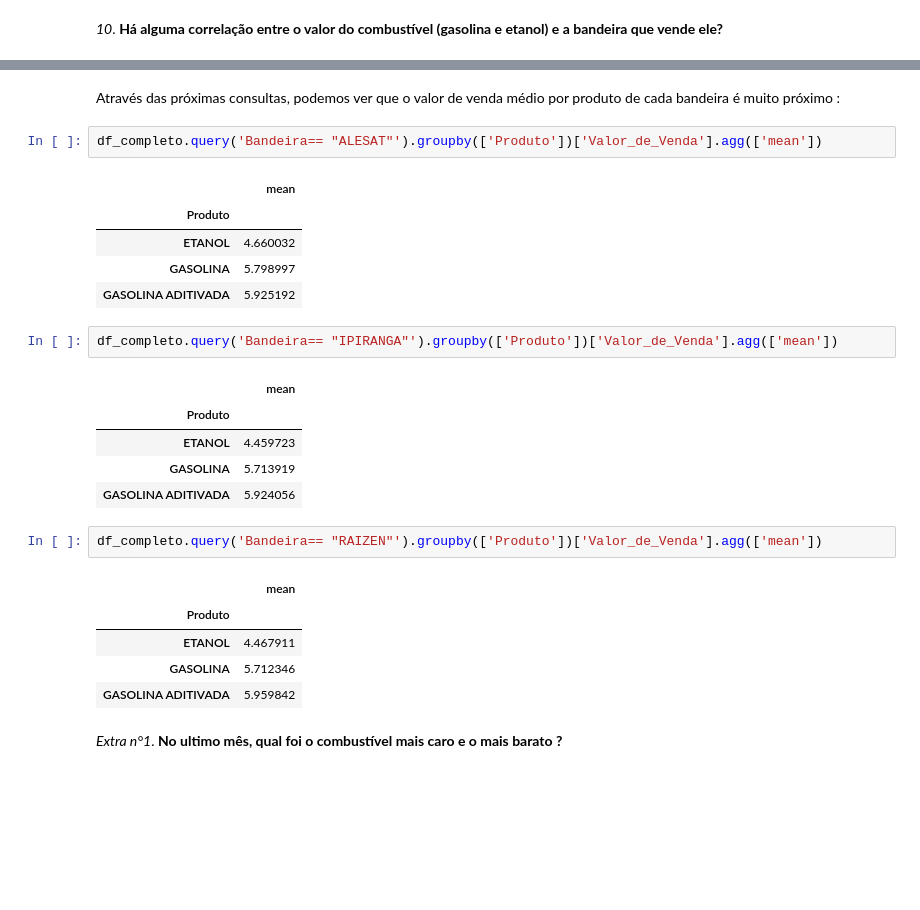
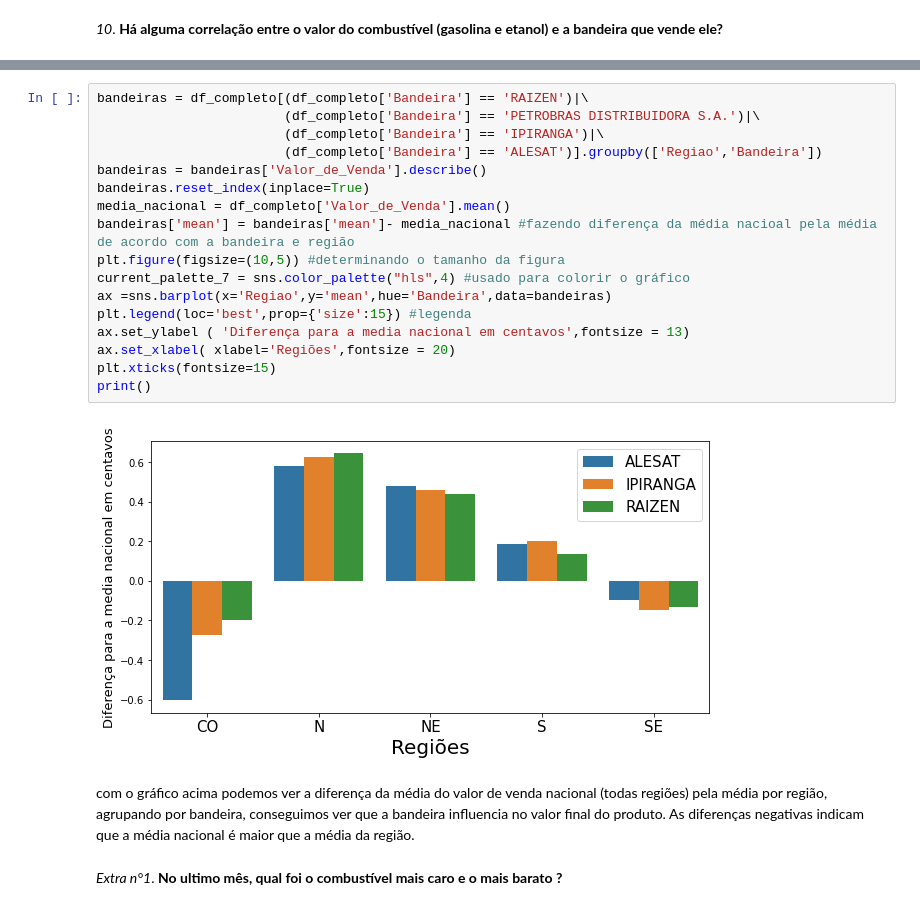
Before and after one commit to gustavovarella/Projeto_m4, a Jupyter notebook: PROJETO_M4.ipynb, the cells around one changed output, grey strips where cells are left out. Cells and saved outputs as stored; diff of their text form; blank space fills up the shorter version.

```diff
--- a/PROJETO_M4.ipynb
+++ b/PROJETO_M4.ipynb
@@ -628,29 +598,24 @@ bandeiras_describe
-# %% [markdown]
-Através das próximas consultas, podemos ver que o valor de venda médio por produto de cada bandeira é muito próximo :
-# %%
-df_completo.query('Bandeira== "ALESAT"').groupby(['Produto'])['Valor_de_Venda'].agg(['mean'])
-# %% [output]
-|  | mean |
-| Produto |  |
-| ETANOL | 4.660032 |
-| GASOLINA | 5.798997 |
-| GASOLINA ADITIVADA | 5.925192 |
-# %%
-df_completo.query('Bandeira== "IPIRANGA"').groupby(['Produto'])['Valor_de_Venda'].agg(['mean'])
-# %% [output]
-|  | mean |
-| Produto |  |
-| ETANOL | 4.459723 |
-| GASOLINA | 5.713919 |
-| GASOLINA ADITIVADA | 5.924056 |
-# %%
-df_completo.query('Bandeira== "RAIZEN"').groupby(['Produto'])['Valor_de_Venda'].agg(['mean'])
-# %% [output]
-|  | mean |
-| Produto |  |
-| ETANOL | 4.467911 |
-| GASOLINA | 5.712346 |
-| GASOLINA ADITIVADA | 5.959842 |
+# %%
+bandeiras = df_completo[(df_completo['Bandeira'] == 'RAIZEN')|\
+                        (df_completo['Bandeira'] == 'PETROBRAS DISTRIBUIDORA S.A.')|\
+                        (df_completo['Bandeira'] == 'IPIRANGA')|\
+                        (df_completo['Bandeira'] == 'ALESAT')].groupby(['Regiao','Bandeira'])
+bandeiras = bandeiras['Valor_de_Venda'].describe()
+bandeiras.reset_index(inplace=True)
+media_nacional = df_completo['Valor_de_Venda'].mean()
+bandeiras['mean'] = bandeiras['mean']- media_nacional #fazendo diferença da média nacioal pela média de acordo com a bandeira e região
+plt.figure(figsize=(10,5)) #determinando o tamanho da figura
+current_palette_7 = sns.color_palette("hls",4) #usado para colorir o gráfico
+ax =sns.barplot(x='Regiao',y='mean',hue='Bandeira',data=bandeiras)
+plt.legend(loc='best',prop={'size':15}) #legenda
+ax.set_ylabel ( 'Diferença para a media nacional em centavos',fontsize = 13)
+ax.set_xlabel( xlabel='Regiões',fontsize = 20)
+plt.xticks(fontsize=15)
+print()
+# %% [output]
+[figure, added]
+# %% [markdown]
+com o gráfico acima podemos ver a diferença da média do valor de venda nacional (todas regiões) pela média por região, agrupando por bandeira, conseguimos ver que a bandeira influencia no valor final do produto. As diferenças negativas indicam que a média nacional é maior que a média da região.
 # %% [markdown]
 *Extra n°1*. **No ultimo mês, qual foi o combustível mais caro e o mais barato ?**
 # %%
```
Also changed, not shown: parts of 1 cell of this notebook.
